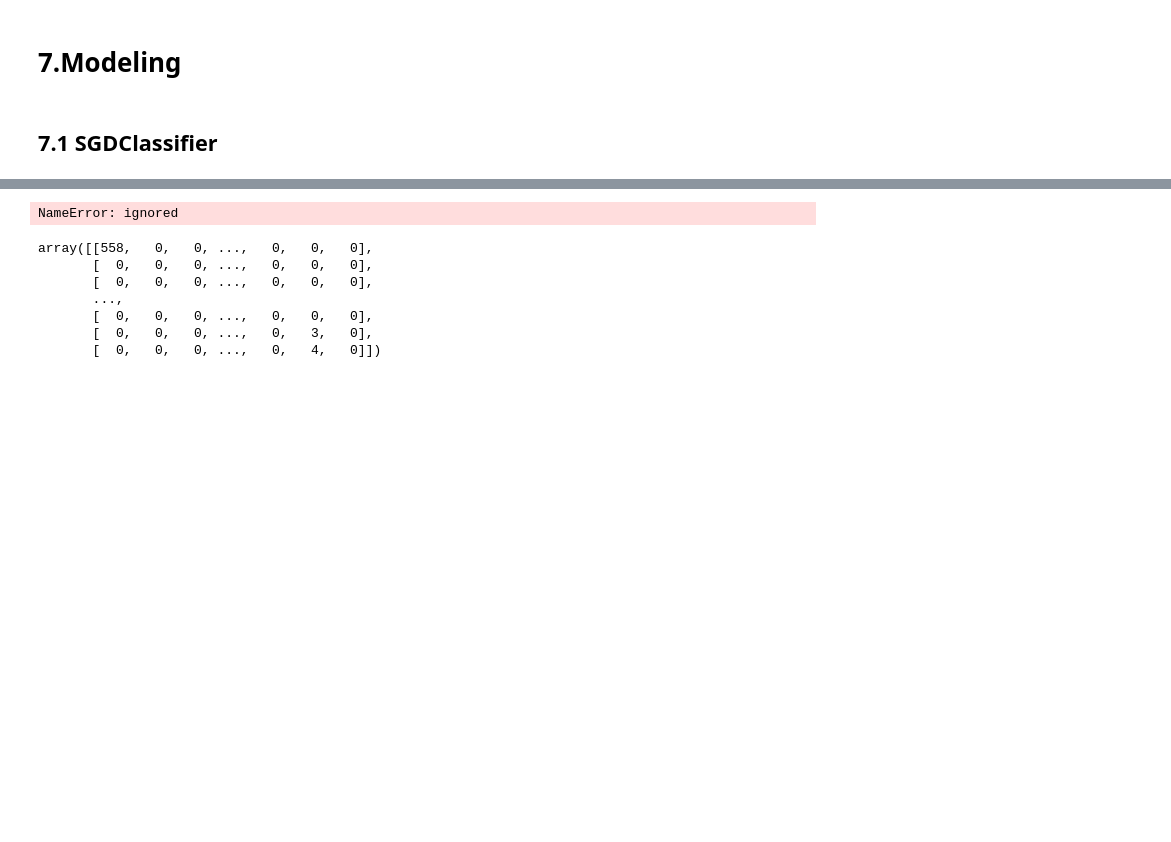
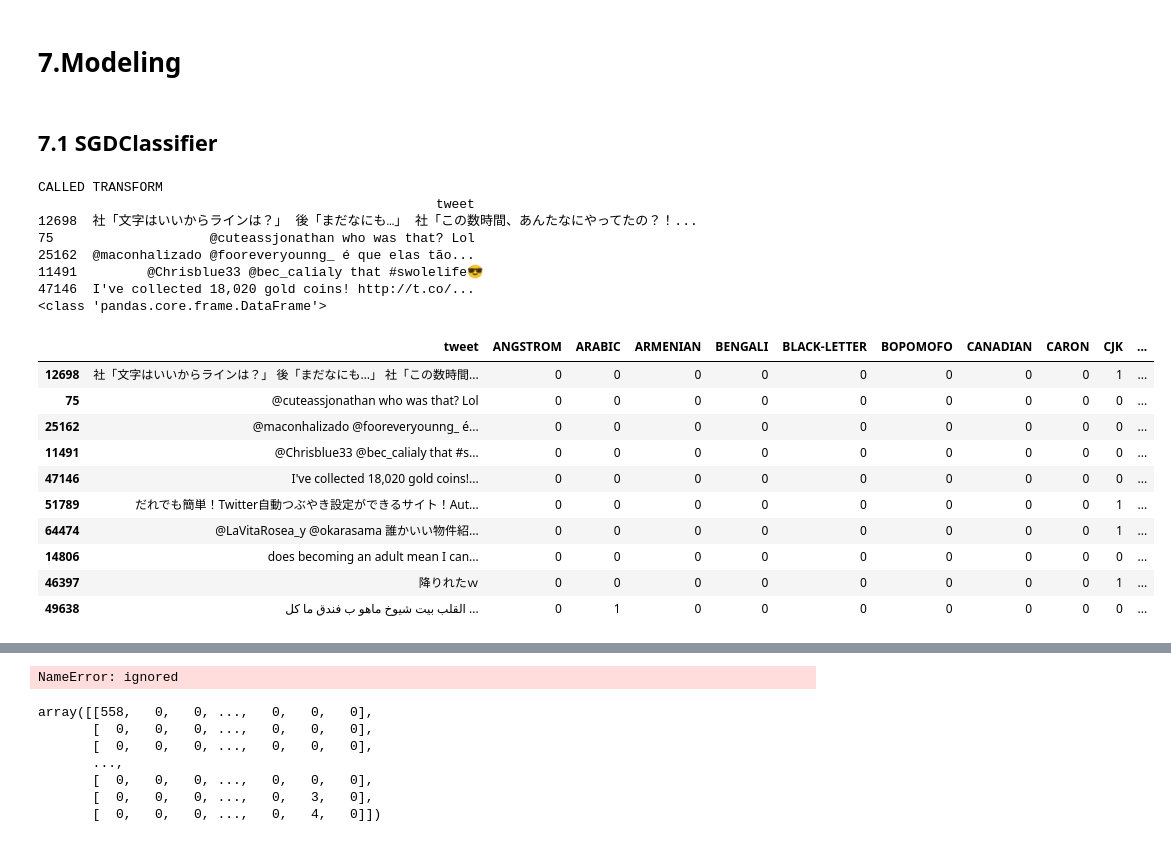
Before and after one commit to jan-kreischer/UZH_ML4NLP, a Jupyter notebook: Project-01/index_jan.ipynb, the cells around one changed output, grey strips where cells are left out. Saved outputs shown, nothing was run; the diff lists cells and outputs as text; code cells hidden in the pictures; blank space fills up the shorter version.

```diff
--- a/Project-01/index_jan.ipynb
+++ b/Project-01/index_jan.ipynb
@@ -45,6 +56,7 @@ url_test = 'https://docs.google.com/spreadsheets/d/e/2PACX-1vT-KNR9nuYatLkSbzSRg
 ## Constants
 # %%
 TARGET_COLUMN = 'label'
+TWEET_COLUMN = 'tweet'
 # %% [markdown]
 ## 1. Data Acquisition
 # %%
@@ -359,8 +361,52 @@ def train_val_test_split(X, y, test_size=0.3, val_size=1/3):
   X_test, X_val, y_test, y_val = train_test_split(X_test, y_test, test_size=val_size, shuffle=True)
   return X_train, X_val, X_test, y_train, y_val, y_test
 # %%
-X = dataset_w_alphabet.drop([TARGET_COLUMN, 'tweet'], axis=1)
-y = dataset_w_alphabet[TARGET_COLUMN]
+X = dataset.drop([TARGET_COLUMN], axis=1)
+y = dataset[TARGET_COLUMN]
 X_train, X_val, X_test, y_train, y_val, y_test = train_val_test_split(X, y)
 # %% [markdown]
 ## 7.1 SGDClassifier
+# %%
+from sklearn.base import BaseEstimator, TransformerMixin
+class AlphabetDetector(BaseEstimator, TransformerMixin):
+  column = ''
+  def __init__(self, column):
+    self.column = column
+
+  def fit(self, X, y = None):
+    return self
+
+  def transform(self, X, y = None):
+    print("CALLED TRANSFORM")
+    print(X[:5])
+    print(type(X))
+
+    X_ = X.copy() # creating a copy to avoid changes to original dataset
+
+    X_['alphabet'] = X_[self.column].apply(lambda x: list(ad.detect_alphabet(x)))
+    mlb = MultiLabelBinarizer()
+    X_ = X_.join(pd.DataFrame(mlb.fit_transform(X_.pop('alphabet')), columns=mlb.classes_, index=X_.index))
+    return X_
+# %%
+alphabet_detector = AlphabetDetector(TWEET_COLUMN)
+alphabet_detector.fit_transform(X_train).head(10)
+# %% [output]
+CALLED TRANSFORM
+                                                   tweet
+12698  社「文字はいいからラインは？」 後「まだなにも…」 社「この数時間、あんたなにやってたの？！...
+75                    @cuteassjonathan who was that? Lol
+25162  @maconhalizado @fooreveryounng_ é que elas tão...
+11491         @Chrisblue33 @bec_calialy that #swolelife😎
+47146  I've collected 18,020 gold coins! http://t.co/...
+<class 'pandas.core.frame.DataFrame'>
+|  | tweet | ANGSTROM | ARABIC | ARMENIAN | BENGALI | BLACK-LETTER | BOPOMOFO | CANADIAN | CARON | CJK | ... |
+| 12698 | 社「文字はいいからラインは？」 後「まだなにも…」 社「この数時間... | 0 | 0 | 0 | 0 | 0 | 0 | 0 | 0 | 1 | ... |
+| 75 | @cuteassjonathan who was that? Lol | 0 | 0 | 0 | 0 | 0 | 0 | 0 | 0 | 0 | ... |
+| 25162 | @maconhalizado @fooreveryounng_ é... | 0 | 0 | 0 | 0 | 0 | 0 | 0 | 0 | 0 | ... |
+| 11491 | @Chrisblue33 @bec_calialy that #s... | 0 | 0 | 0 | 0 | 0 | 0 | 0 | 0 | 0 | ... |
+| 47146 | I've collected 18,020 gold coins!... | 0 | 0 | 0 | 0 | 0 | 0 | 0 | 0 | 0 | ... |
+| 51789 | だれでも簡単！Twitter自動つぶやき設定ができるサイト！Aut... | 0 | 0 | 0 | 0 | 0 | 0 | 0 | 0 | 1 | ... |
+| 64474 | @LaVitaRosea_y @okarasama 誰かいい物件紹... | 0 | 0 | 0 | 0 | 0 | 0 | 0 | 0 | 1 | ... |
+| 14806 | does becoming an adult mean I can... | 0 | 0 | 0 | 0 | 0 | 0 | 0 | 0 | 0 | ... |
+| 46397 | 降りれたｗ | 0 | 0 | 0 | 0 | 0 | 0 | 0 | 0 | 1 | ... |
+| 49638 | القلب بيت شيوخ ماهو ب فندق ما كل ... | 0 | 1 | 0 | 0 | 0 | 0 | 0 | 0 | 0 | ... |
```
Also changed, not shown: parts of 13 cells of this notebook.
